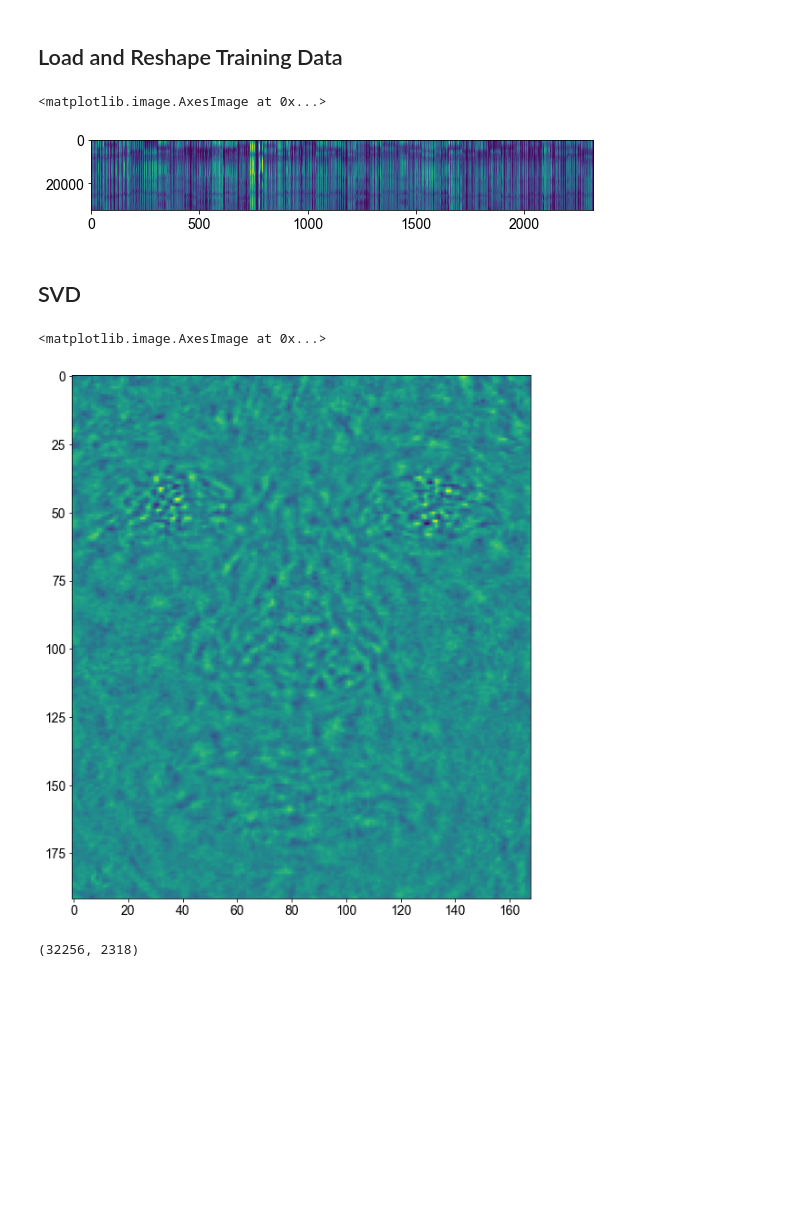
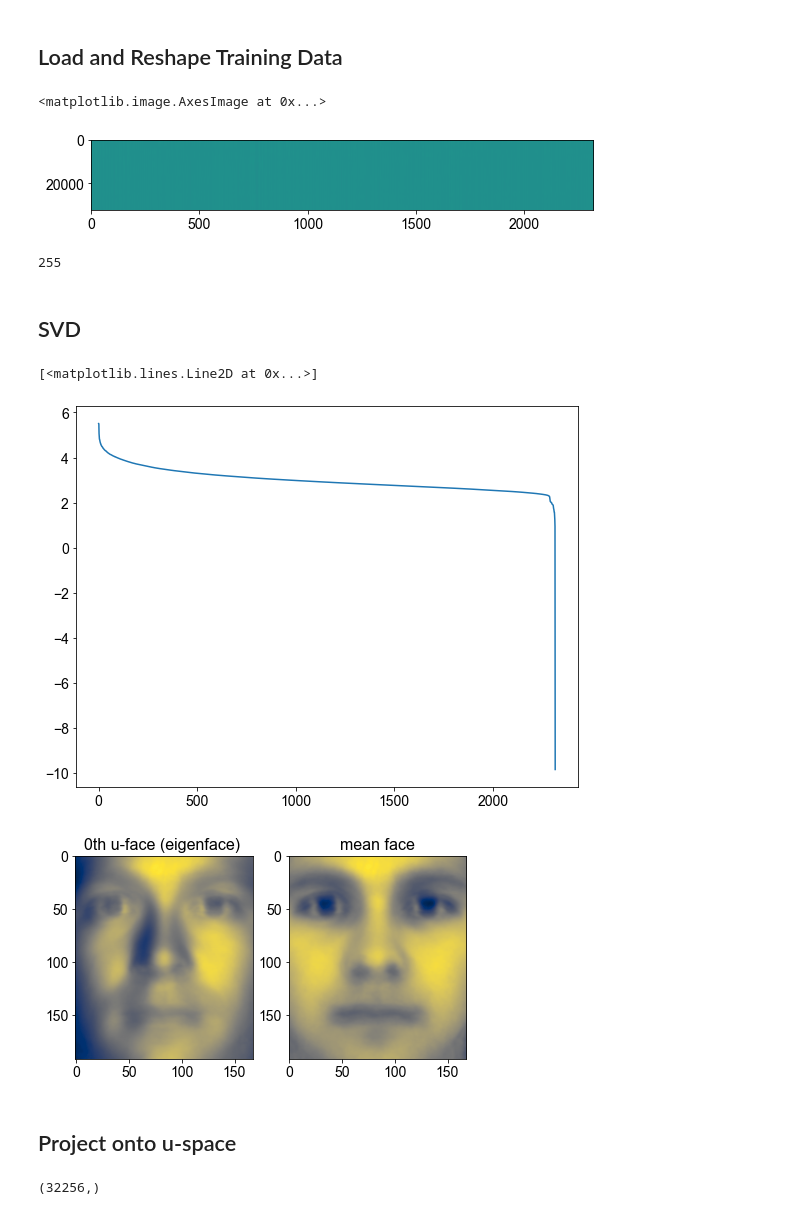
Before and after one commit to igred8/signal, a Jupyter notebook: signal/notebooks/1.0-SVD-classification-images-igad.ipynb, the cells around one changed output. Saved outputs shown, nothing was run; the diff lists cells and outputs as text; code cells hidden in the pictures; blank space fills up the shorter version.

Commit message:
svd faces classification work

```diff
--- a/signal/notebooks/1.0-SVD-classification-images-igad.ipynb
+++ b/signal/notebooks/1.0-SVD-classification-images-igad.ipynb
@@ -61,9 +61,9 @@ image_key_filepath_prefix = 'yaleB'
 # init RNG
 rng = np.random.default_rng(seed=7)
 # init train, valid, test file names lists
-train_fns = []
-valid_fns = []
-test_fns = []
+train_fns = {}
+valid_fns = {}
+test_fns = {}
 # how many images in validation and test sets per model
 nvalid_per_key = 2
 ntest_per_key = 1
@@ -80,24 +80,26 @@ for k in image_keys:
    fns_permute = rng.choice(nfns, nfns, replace=False)
 
    # select image names for each data set
-   train_fns += [ image_key_filepath_prefix + k + '/' + fns[i]
+   train_fns[k] = [ image_key_filepath_prefix + k + '/' + fns[i]
                   for i
                   in fns_permute[:-(nvalid_per_key+ntest_per_key)]
                ]
-   valid_fns += [ image_key_filepath_prefix + k + '/' + fns[i]
+   valid_fns[k] = [ image_key_filepath_prefix + k + '/' + fns[i]
                   for i
                   in fns_permute[-(nvalid_per_key+ntest_per_key):-ntest_per_key]
                ]
-   test_fns += [ image_key_filepath_prefix + k + '/' + fns[i]
+   test_fns[k] = [ image_key_filepath_prefix + k + '/' + fns[i]
                   for i
                   in fns_permute[-ntest_per_key:]
                ]
 # %% [markdown]
 ## Load and Reshape Training Data
 # %%
-def load_img_vector( filepath ):
+def load_img_vector( filepath, meanvec=None ):
     img = cv2.imread( filepath, flags=cv2.IMREAD_GRAYSCALE)
     imgvec = np.reshape(img, (-1, ))
+    if meanvec is not None:
+        imgvec = imgvec - meanvec
     return imgvec
 
 # base path to images
@@ -107,19 +109,33 @@ image_filepath = f'E:/CroppedYale/'
 NROWS = 192
 NCOLS = 168
 # number of training images
-NTRAIN = len(train_fns)
+NTRAIN = len(train_fns)*len(train_fns['01'])
 
 # init X matrix
 train_X = np.zeros([NROWS*NCOLS, NTRAIN], dtype=np.uint8)
+i = 0
+for key, fns in train_fns.items():
+    for fn in fns:
+        imgvec = load_img_vector( image_filepath+fn )
+        train_X[:,i] = imgvec
+        i += 1
 
-for i, fn in enumerate(train_fns):
-    imgvec = load_img_vector( image_filepath+fn )
-    train_X[:,i] = imgvec
+train_X_mean = train_X.mean(axis=1, keepdims=True)
+train_meanvec = np.reshape(train_X_mean, (-1,)) # reshape
+train_X_std = train_X.std(axis=1, keepdims=True)
+
+train_X_meansub = (train_X - train_X_mean)
+train_X_norm = (train_X - train_X_mean) / train_X_std
 # %%
 fig,ax = plt.subplots(figsize=(9,12))
-ax.imshow(train_X, aspect=0.01)
+ax.imshow(train_X_norm, aspect=0.01, vmin=-128, vmax=128)
 # %% [output]
 <matplotlib.image.AxesImage at 0x...>
-[figure, old version]
+[figure, new version]
+# %%
+train_X.max()
+# train_X_meansub.min()
+# %% [output]
+255
 # %% [markdown]
 ## SVD
@@ -128,6 +142,25 @@ umat, svals, vmat = linalg.svd( train_X, full_matrices=False, check_finite=False
+# %%
+# umat, svals, vmat = linalg.svd( train_X, full_matrices=False, check_finite=False)
+umat, svals, vmat = linalg.svd( train_X_meansub, full_matrices=False, check_finite=False)
+# umat, svals, vmat = linalg.svd( train_X_norm, full_matrices=False, check_finite=False)
 # %%
-fig,ax = plt.subplots(figsize=(9,12))
-ax.imshow(np.reshape(umat[:,1100],[NROWS, NCOLS]))
+fig, ax = plt.subplots(figsize=(9,7))
+ax.plot(np.log10(svals))
 # %% [output]
-<matplotlib.image.AxesImage at 0x...>
+[<matplotlib.lines.Line2D at 0x...>]
-[figure, old version]
+[figure, new version]
+# %%
+nu = 0
+img_uface = np.reshape(umat[:,nu], [NROWS, NCOLS])
+img_meanface = np.reshape(train_X_mean, [NROWS, NCOLS])
+fig,(ax0,ax1) = plt.subplots(nrows=1,ncols=2, figsize=(7,7))
+cmapname = 'cividis'
+ax0.imshow(img_uface, cmap=cmapname)
+ax1.imshow(img_meanface, cmap=cmapname)
+ax0.set_title(f'{nu}th u-face (eigenface) ')
+ax1.set_title(f'mean face')
+plt.show()
+# %% [output]
+[figure, added]
+# %% [markdown]
+## Project onto u-space
@@ -134,4 +186,4 @@ ax.imshow(np.reshape(umat[:,1100],[NROWS, NCOLS]))
 # %%
-umat.shape
+imgvec.shape
 # %% [output]
-(32256, 2318)
+(32256,)
```
Also changed, not shown: parts of 8 cells of this notebook.
